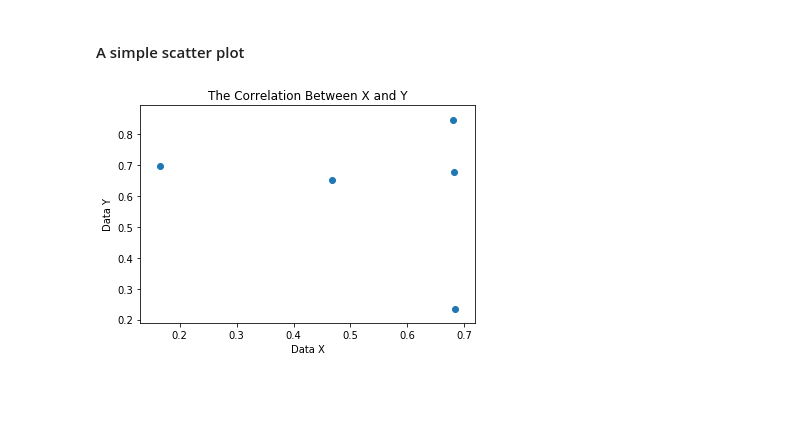
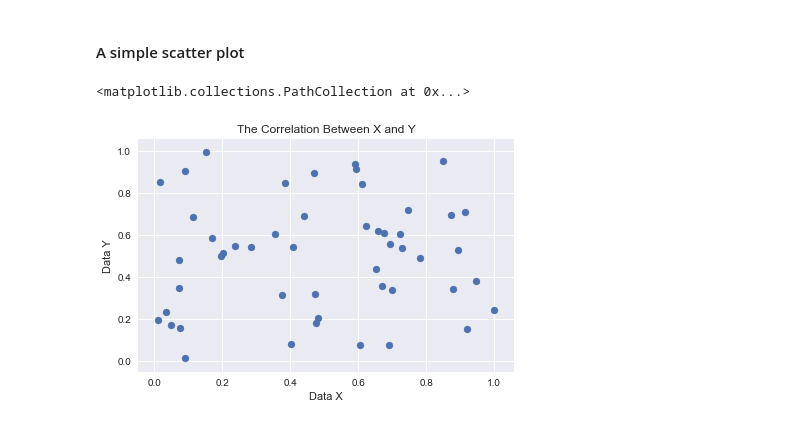
Before and after one commit to luckyp71/python_numpy_matplotlib, a Jupyter notebook: python_numpy_matplotlib.ipynb, the cells around one changed output. Saved outputs shown, nothing was run; the diff lists cells and outputs as text; code cells hidden in the pictures; blank space fills up the shorter version.

```diff
--- a/python_numpy_matplotlib.ipynb
+++ b/python_numpy_matplotlib.ipynb
@@ -9,3 +7,14 @@ import matplotlib.pyplot as plt
+# %%
+import numpy as np
+import matplotlib.pyplot as plt
+import seaborn
+
+#Uncomment the code below to see the list of plotting style
+#print(plt.style.available)
+
+%matplotlib inline
+plt.style.use("fivethirtyeight")
+seaborn.set()
 # %% [markdown]
 ### Creating array using numpy
 # %% [markdown]
@@ -121,13 +153,13 @@ After indexing = [3 5 7]
 # %% [markdown]
 #### A simple scatter plot
 # %%
-xdata = np.random.rand(5)
-ydata = np.random.rand(5)
+xdata = np.random.rand(50)
+ydata = np.random.rand(50)
 
 plt.title("The Correlation Between X and Y")
 plt.xlabel("Data X")
 plt.ylabel("Data Y")
 plt.scatter(xdata,ydata)
-plt.show()
 # %% [output]
+<matplotlib.collections.PathCollection at 0x...>
-[figure, old version]
+[figure, new version]
```
Also changed, not shown: parts of 8 cells of this notebook.
